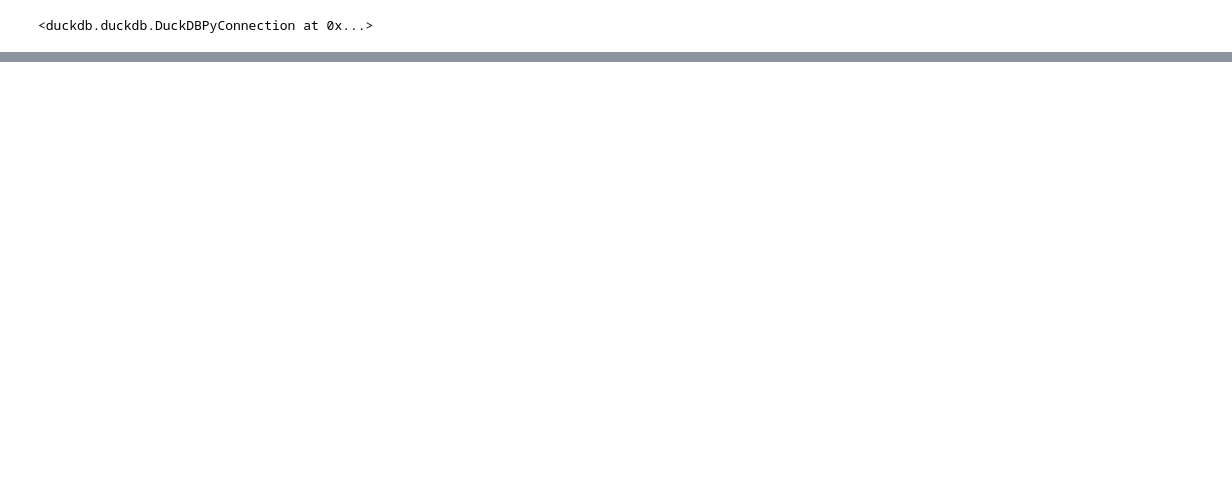
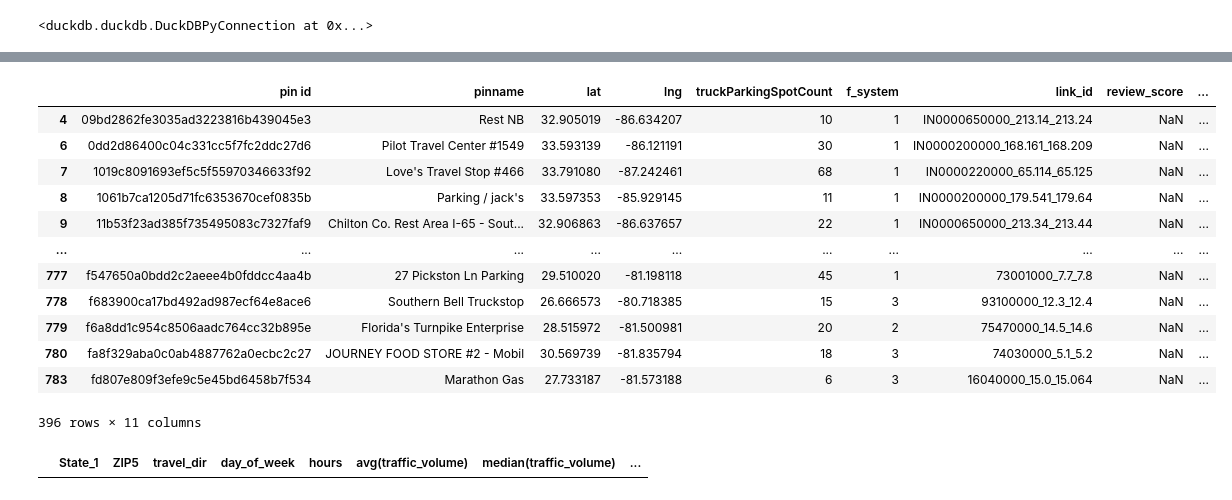
Before and after one commit to Bhavya-Budhia/TruckParking, a Jupyter notebook: cong_speed.ipynb, the cells around one changed output, grey strips where cells are left out. Saved outputs shown, nothing was run; the diff lists cells and outputs as text; code cells hidden in the pictures; blank space fills up the shorter version.

```diff
--- a/cong_speed.ipynb
+++ b/cong_speed.ipynb
@@ -671,0 +373,30 @@ TypeError: cannot unpack non-iterable float object
+# %%
+search = SearchEngine()
+
+
+def get_zip(row):
+    r = search.by_coordinates(row['lat'], row['lng'], radius=30, returns=1)
+    return r[0].zipcode if r else None
+
+
+model_stop['ZIP5'] = model_stop.apply(get_zip, axis=1)
+# %%
+model_stop[~model_stop["ZIP5"].isin(df["ZIP5"].unique())]
+# %% [output]
+|  | pin id | pinname | lat | lng | truckParkingSpotCount | f_system | link_id | review_score | ... |
+| 4 | 09bd2862fe3035ad3223816b439045e3 | Rest NB | 32.905019 | -86.634207 | 10 | 1 | IN0000650000_213.14_213.24 | NaN | ... |
+| 6 | 0dd2d86400c04c331cc5f7fc2ddc27d6 | Pilot Travel Center #1549 | 33.593139 | -86.121191 | 30 | 1 | IN0000200000_168.161_168.209 | NaN | ... |
+| 7 | 1019c8091693ef5c5f55970346633f92 | Love's Travel Stop #466 | 33.791080 | -87.242461 | 68 | 1 | IN0000220000_65.114_65.125 | NaN | ... |
+| 8 | 1061b7ca1205d71fc6353670cef0835b | Parking / jack's | 33.597353 | -85.929145 | 11 | 1 | IN0000200000_179.541_179.64 | NaN | ... |
+| 9 | 11b53f23ad385f735495083c7327faf9 | Chilton Co. Rest Area I-65 - Sout... | 32.906863 | -86.637657 | 22 | 1 | IN0000650000_213.34_213.44 | NaN | ... |
+| ... | ... | ... | ... | ... | ... | ... | ... | ... | ... |
+| 777 | f547650a0bdd2c2aeee4b0fddcc4aa4b | 27 Pickston Ln Parking | 29.510020 | -81.198118 | 45 | 1 | 73001000_7.7_7.8 | NaN | ... |
+| 778 | f683900ca17bd492ad987ecf64e8ace6 | Southern Bell Truckstop | 26.666573 | -80.718385 | 15 | 3 | 93100000_12.3_12.4 | NaN | ... |
+| 779 | f6a8dd1c954c8506aadc764cc32b895e | Florida's Turnpike Enterprise | 28.515972 | -81.500981 | 20 | 2 | 75470000_14.5_14.6 | NaN | ... |
+| 780 | fa8f329aba0c0ab4887762a0ecbc2c27 | JOURNEY FOOD STORE #2 - Mobil | 30.569739 | -81.835794 | 18 | 3 | 74030000_5.1_5.2 | NaN | ... |
+| 783 | fd807e809f3efe9c5e45bd6458b7f534 | Marathon Gas | 27.733187 | -81.573188 | 6 | 3 | 16040000_15.0_15.064 | NaN | ... |
+396 rows × 11 columns
+# %%
+df[df["ZIP5"] == "35171"]
+# %% [output]
+|  | State_1 | ZIP5 | travel_dir | day_of_week | hours | avg(traffic_volume) | median(traffic_volume) | ... |
```
Also changed, not shown: parts of 62 cells of this notebook.
